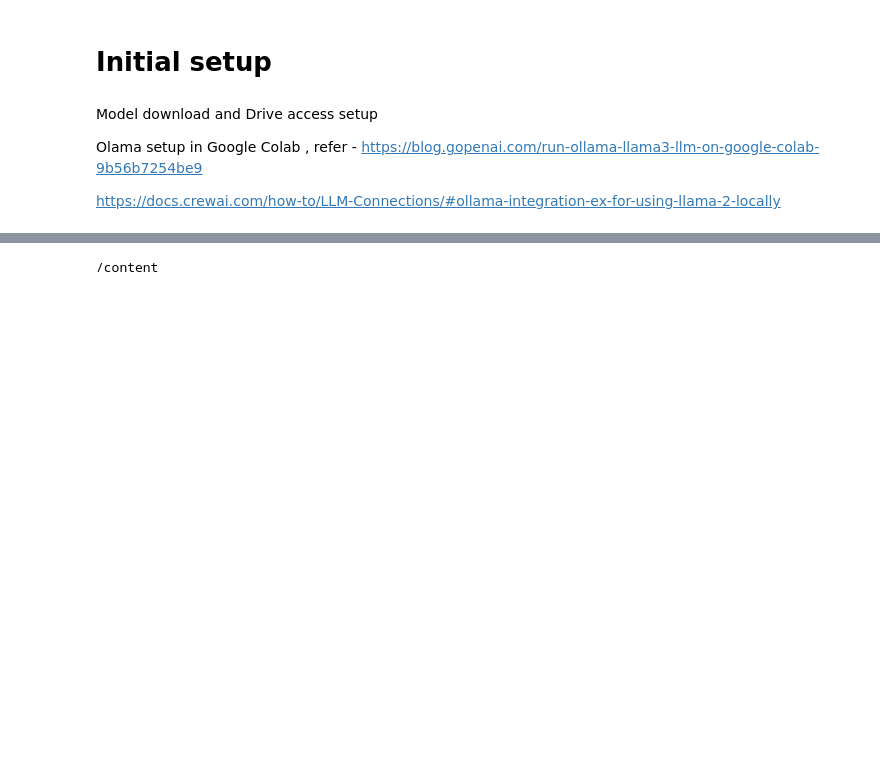
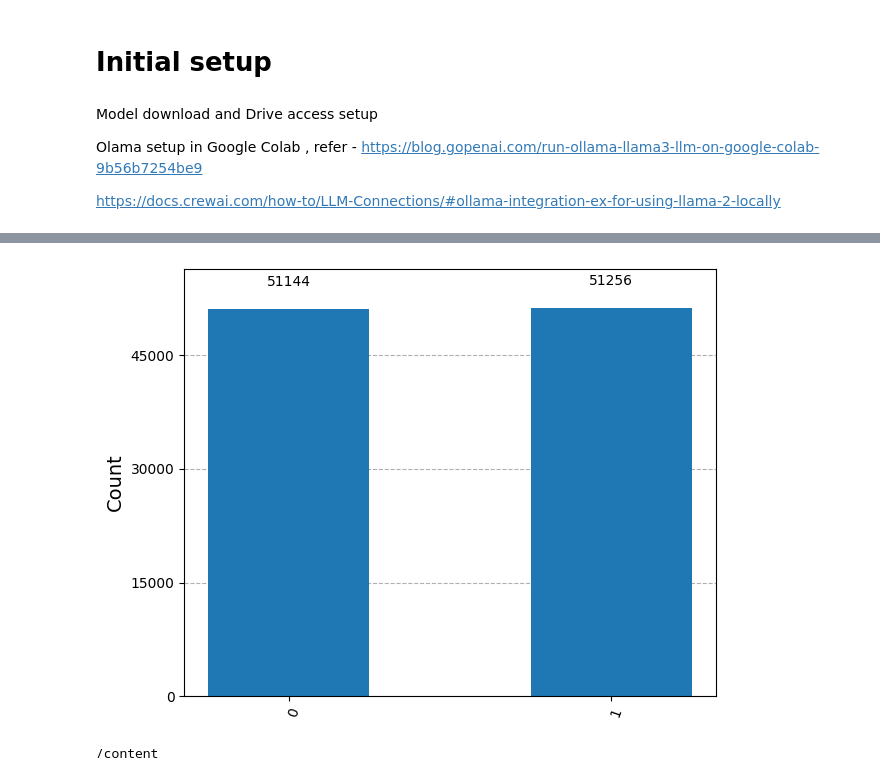
Before and after one commit to sharathchandran2001/GeneralUtils, a Jupyter notebook: 1-learn-qiskit.ipynb, the cells around one changed output, grey strips where cells are left out. Cells and saved outputs as stored; diff of their text form; code cells hidden in the pictures; blank space fills up the shorter version.

```diff
--- a/1-learn-qiskit.ipynb
+++ b/1-learn-qiskit.ipynb
@@ -35,3 +32,21 @@ Requirement already satisfied: exceptiongroup in /usr/local/lib/python3.10/dist-
+# %%
+from qiskit import *
+from qiskit.visualization import plot_histogram
+%matplotlib inline
+
+qr = QuantumRegister(1)
+cr = ClassicalRegister(1)
+circuit = QuantumCircuit(qr, cr)
+circuit.h(0)
+circuit.measure(qr, cr)
+
+from qiskit.providers.basic_provider import BasicProvider
+simulator = BasicProvider().get_backend('basic_simulator')
+compiled_circuit = transpile(circuit, simulator)
+result = simulator.run(compiled_circuit, shots=102400).result()
+plot_histogram(result.get_counts())
+# %% [output]
+[figure, added]
 # %%
 !pwd
 # %% [output]
```
Also changed, not shown: parts of 1 cell of this notebook.
